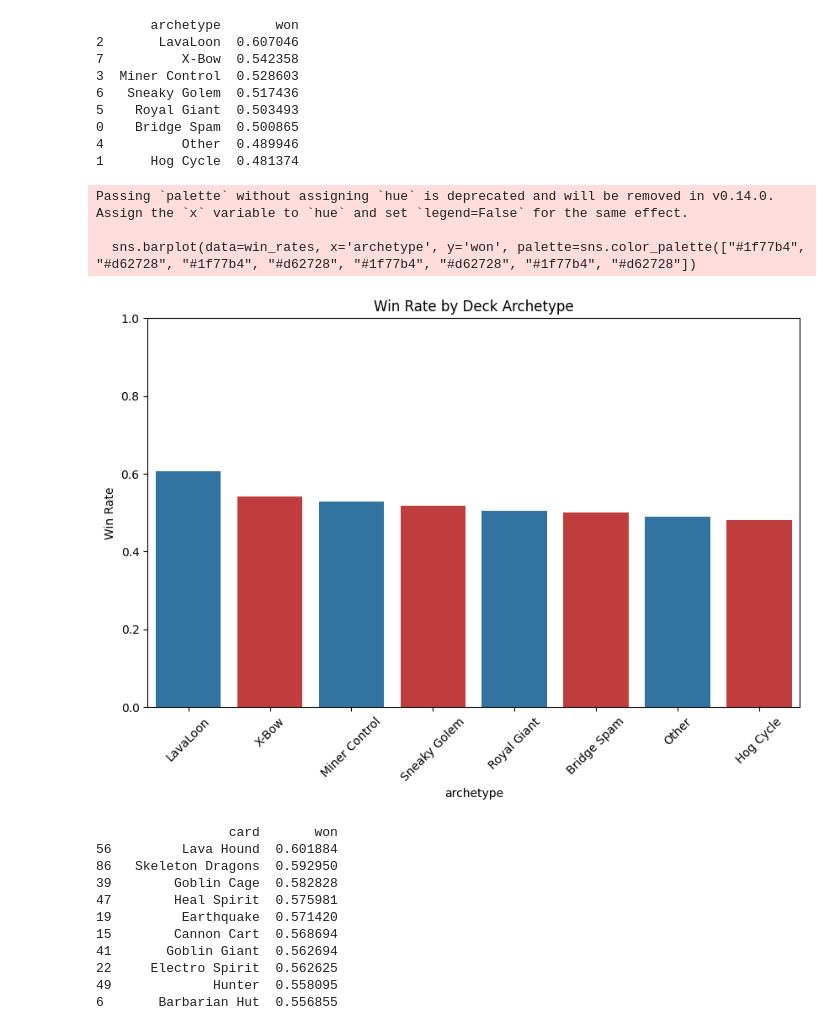
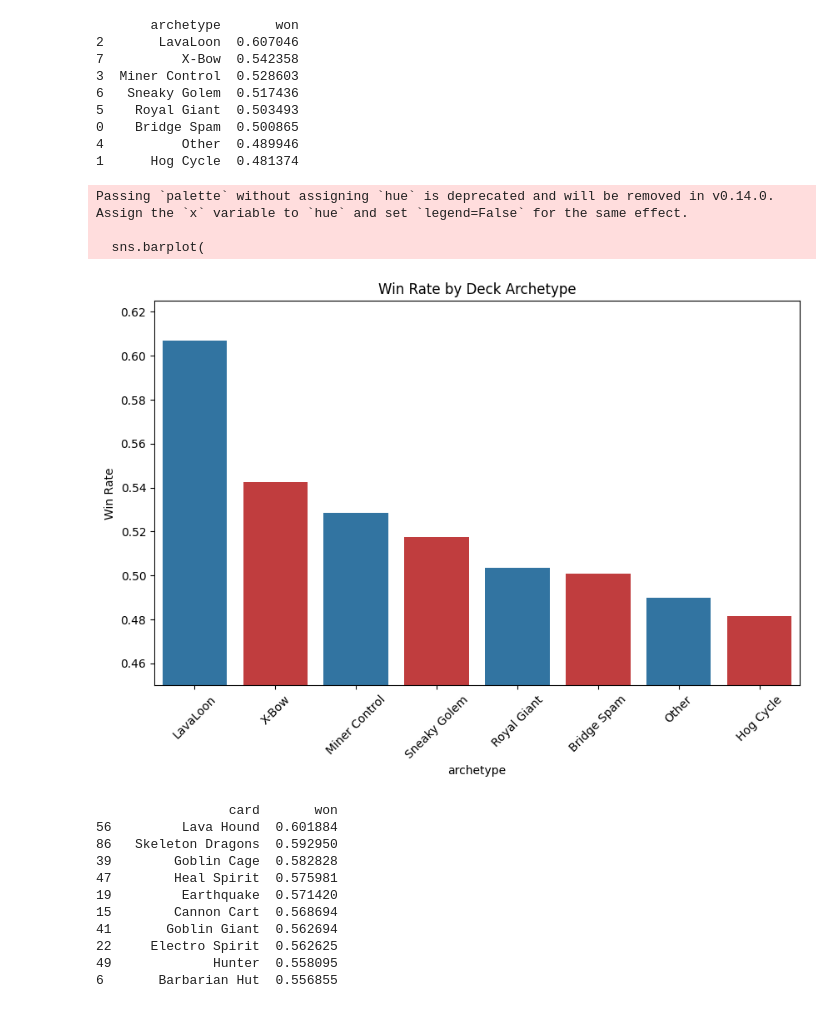
Before and after one commit to carlog1566/Data-Royale, a Jupyter notebook: main (2).ipynb, the cells around one changed output. Saved outputs shown, nothing was run; the diff lists cells and outputs as text; code cells hidden in the pictures.

```diff
--- a/main (2).ipynb
+++ b/main (2).ipynb
@@ -404,18 +404,28 @@ print(win_rates)
 1      Hog Cycle  0.481374
 # %%
 plt.figure(figsize=(10,6))
-sns.barplot(data=win_rates, x='Archetype', y='won', palette=sns.color_palette(["#1f77b4", "#d62728", "#1f77b4", "#d62728", "#1f77b4", "#d62728", "#1f77b4", "#d62728"])
+sns.barplot(
+    data=win_rates,
+    x='archetype',  # lowercase
+    y='won',
+    palette=sns.color_palette([
+        "#1f77b4", "#d62728", "#1f77b4", "#d62728",
+        "#1f77b4", "#d62728", "#1f77b4", "#d62728"
+    ])
 )
 plt.xticks(rotation=45)
 plt.ylabel('Win Rate')
 plt.title('Win Rate by Deck Archetype')
-plt.ylim(0,1)
+
+# Zoom in on 0.4 - 0.6 section
+plt.ylim(0.45, 0.625)
+
 plt.show()
 # %% [output]
 Passing `palette` without assigning `hue` is deprecated and will be removed in v0.14.0. Assign the `x` variable to `hue` and set `legend=False` for the same effect.
 
-  sns.barplot(data=win_rates, x='archetype', y='won', palette=sns.color_palette(["#1f77b4", "#d62728", "#1f77b4", "#d62728", "#1f77b4", "#d62728", "#1f77b4", "#d62728"])
+  sns.barplot(
-[figure, old version]
+[figure, new version]
 # %%
 # Flatten decks into a long format
 all_cards = []
```
Also changed, not shown: parts of 2 cells of this notebook.
